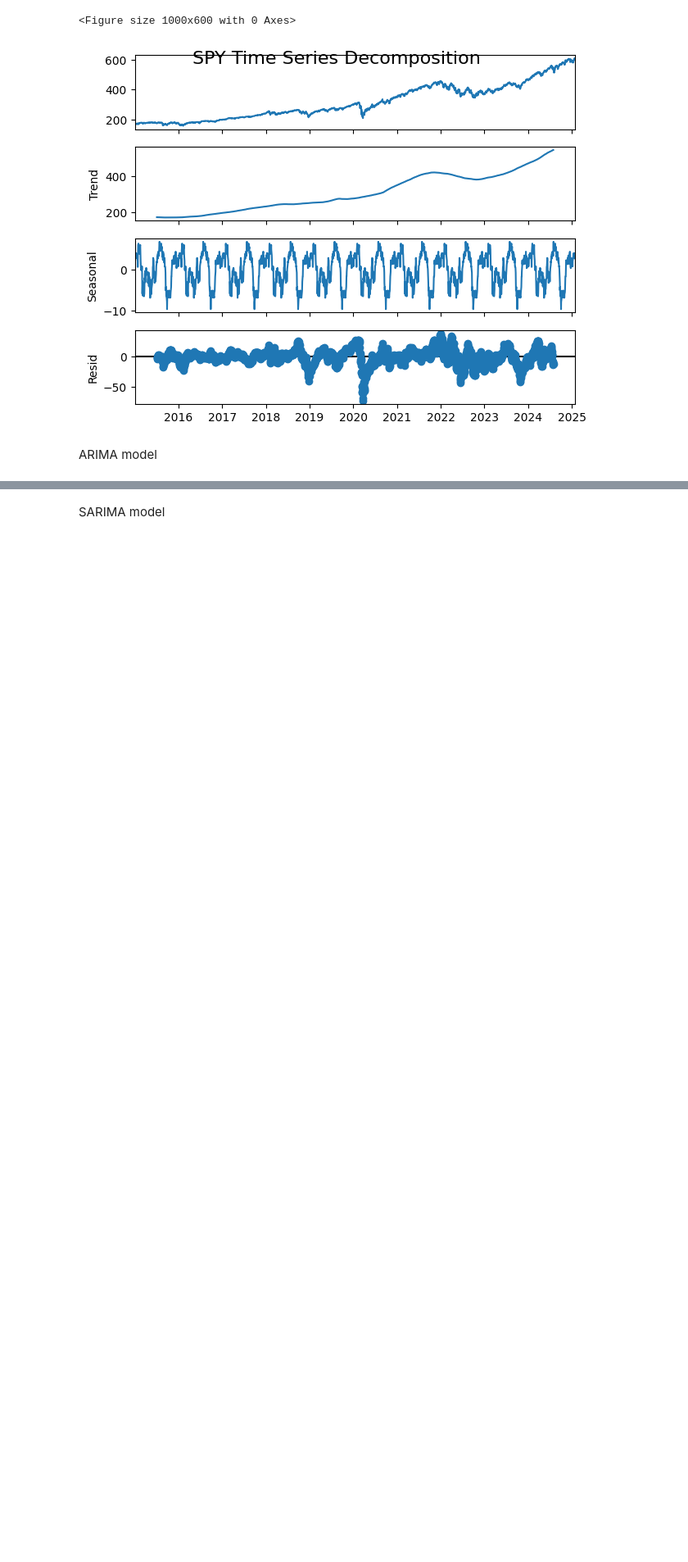
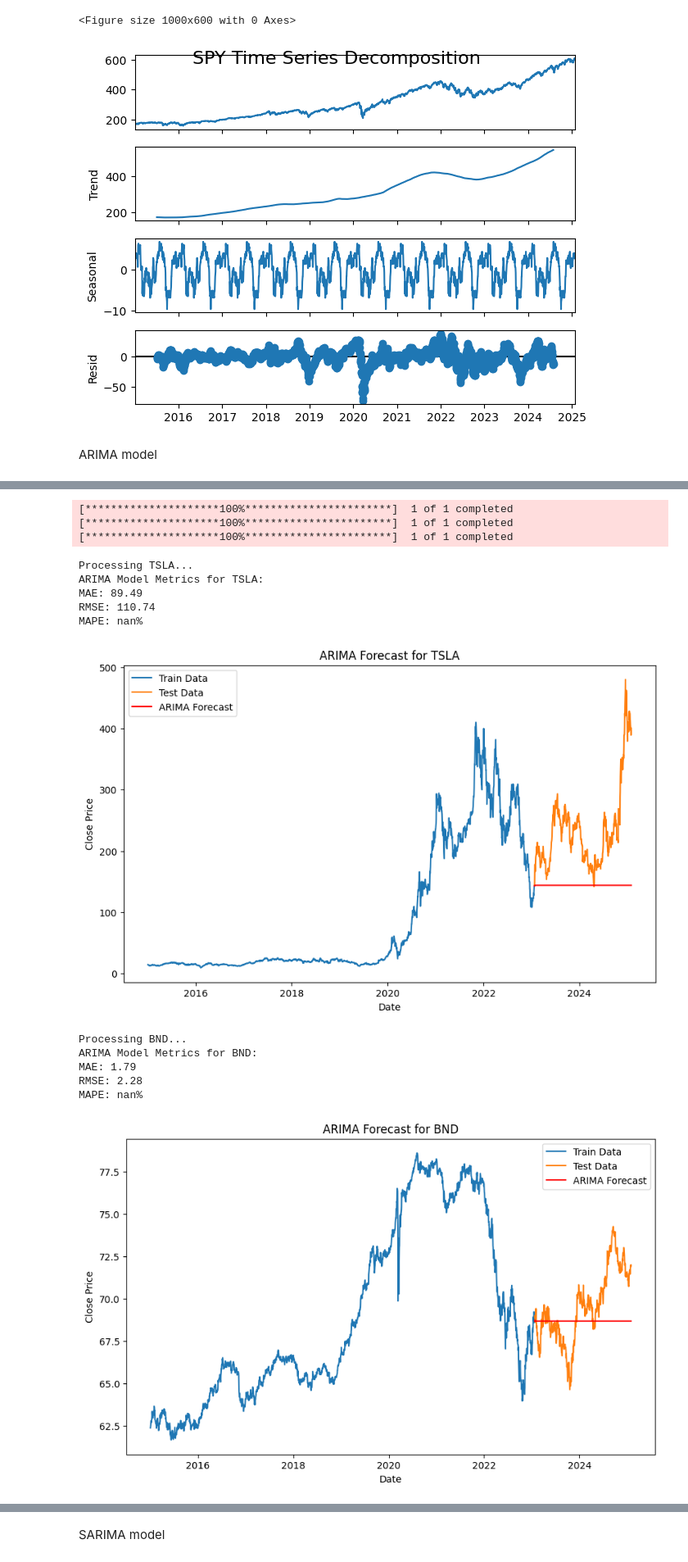
Before and after one commit to Yayerad/GMF-Investments-W11, a Jupyter notebook: notebooks/time-series forcasting.ipynb, the cells around one changed output, grey strips where cells are left out. Shown: that part at 82% size. Saved outputs shown, nothing was run; the diff lists cells and outputs as text; code cells hidden in the pictures; blank space fills up the shorter version.

```diff
--- a/notebooks/time-series forcasting.ipynb
+++ b/notebooks/time-series forcasting.ipynb
@@ -70,0 +57,71 @@ plt.show()
+# %%
+# Step 1: Define Assets
+assets = ['TSLA', 'BND', 'SPY']
+
+# Step 2: Fetch Data
+data = {asset: yf.download(asset, start="2015-01-01", end="2025-01-31") for asset in assets}
+
+# Step 3: Process Data and Fit ARIMA Models
+for asset in assets:
+    print(f"\nProcessing {asset}...")
+
+    # Extract 'Close' prices
+    close_series = data[asset]['Close']
+
+    # Train-Test Split (80% train, 20% test)
+    split_idx = int(len(close_series) * 0.8)
+    train_data = close_series.iloc[:split_idx]
+    test_data = close_series.iloc[split_idx:]
+
+    # Ensure frequency is set (e.g., business days)
+    train_data = train_data.asfreq('B').ffill()
+    train_data.index.freq = 'B'
+
+    # Fit ARIMA Model (p, d, q) = (5, 1, 0)
+    arima_model = ARIMA(train_data, order=(5, 1, 0))
+    arima_model_fit = arima_model.fit()
+
+    # Forecast for the length of the test data
+    forecast_steps = len(test_data)
+    forecast = arima_model_fit.forecast(steps=forecast_steps)
+
+    # Align forecast index with test_data
+    forecast_values = forecast
+    forecast_values.index = test_data.index[:forecast_steps]
+
+    # Calculate Evaluation Metrics
+    mae = mean_absolute_error(test_data, forecast_values)
+    rmse = np.sqrt(mean_squared_error(test_data, forecast_values))
+    mape = np.mean(np.abs((test_data - forecast_values) / test_data)) * 100
+
+    print(f"ARIMA Model Metrics for {asset}:")
+    print(f"MAE: {mae:.2f}")
+    print(f"RMSE: {rmse:.2f}")
+    print(f"MAPE: {mape:.2f}%")
+
+    # Plot Results
+    plt.figure(figsize=(10, 6))
+    plt.plot(train_data.index, train_data, label='Train Data')
+    plt.plot(test_data.index, test_data, label='Test Data')
+    plt.plot(forecast_values.index, forecast_values, label='ARIMA Forecast', color='red')
+    plt.title(f'ARIMA Forecast for {asset}')
+    plt.xlabel('Date')
+    plt.ylabel('Close Price')
+    plt.legend()
+    plt.show()
+# %% [output]
+[*********************100%***********************]  1 of 1 completed
+[*********************100%***********************]  1 of 1 completed
+[*********************100%***********************]  1 of 1 completed
+Processing TSLA...
+ARIMA Model Metrics for TSLA:
+MAE: 89.49
+RMSE: 110.74
+MAPE: nan%
+[figure, added]
+Processing BND...
+ARIMA Model Metrics for BND:
+MAE: 1.79
+RMSE: 2.28
+MAPE: nan%
+[figure, added]
```
Also changed, not shown: parts of 9 cells of this notebook.
